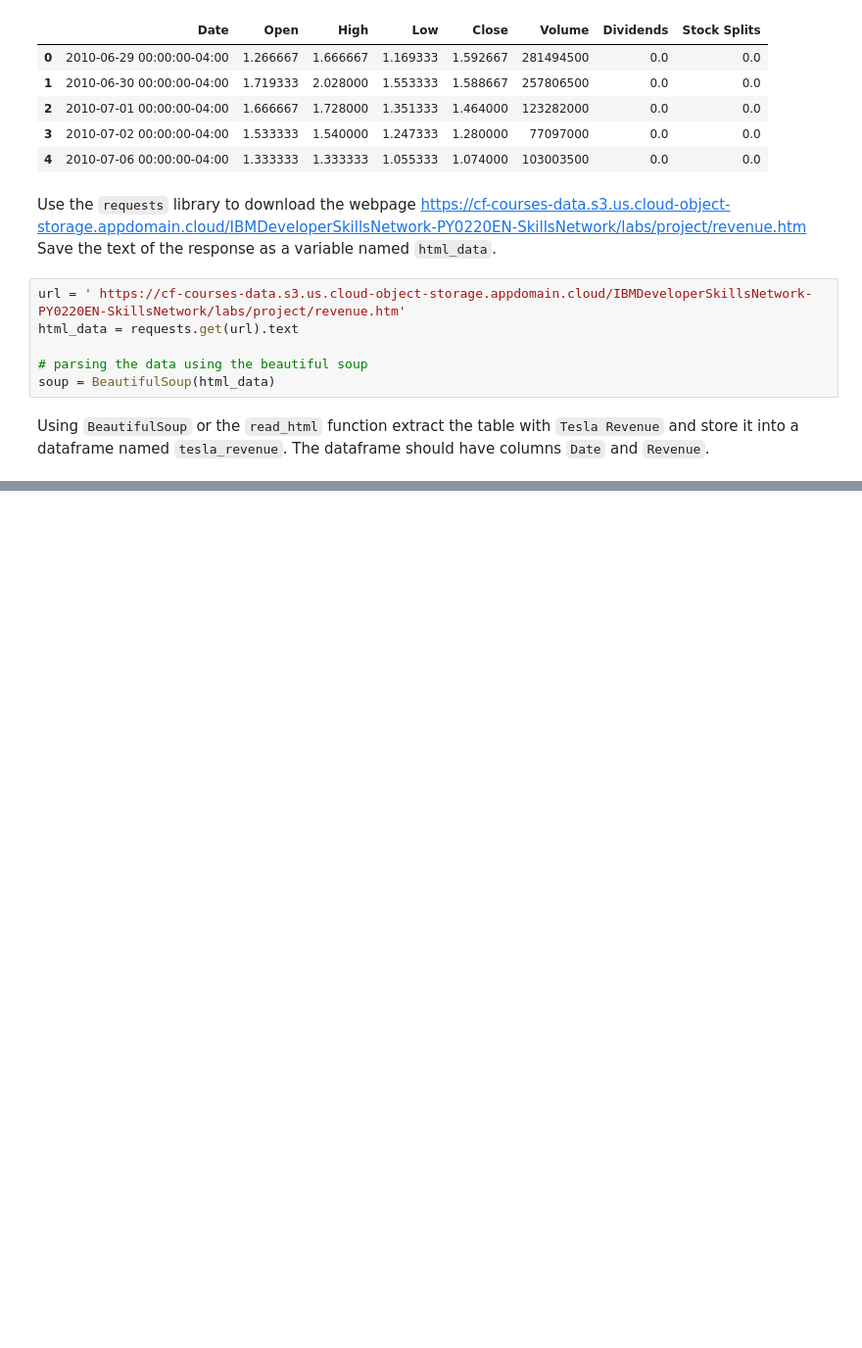
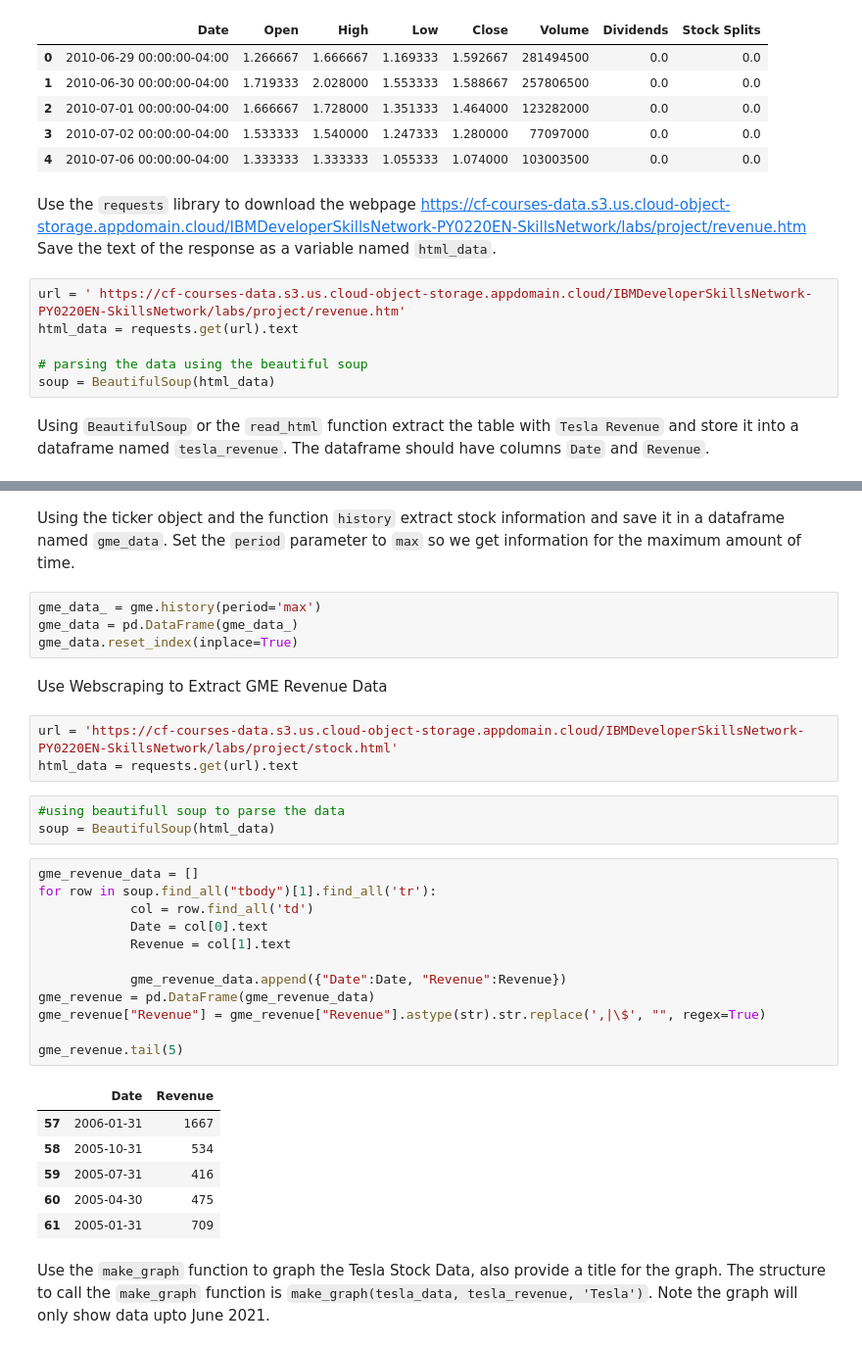
Before and after one commit to kenyyode/IBM-Course-Project, a Jupyter notebook: Python Project IBM.ipynb, the cells around one changed output, grey strips where cells are left out. Shown at 98% size. Cells and saved outputs as stored; diff of their text form; blank space fills up the shorter version.

```diff
--- a/Python Project IBM.ipynb
+++ b/Python Project IBM.ipynb
@@ -94,0 +110,35 @@ tesla_revenue.tail(5)
+# %% [markdown]
+Using the ticker object and the function `history` extract stock information and save it in a dataframe named `gme_data`. Set the `period` parameter to `max` so we get information for the maximum amount of time.
+# %%
+gme_data_ = gme.history(period='max')
+gme_data = pd.DataFrame(gme_data_)
+gme_data.reset_index(inplace=True)
+# %% [markdown]
+Use Webscraping to Extract GME Revenue Data
+# %%
+url = 'https://cf-courses-data.s3.us.cloud-object-storage.appdomain.cloud/IBMDeveloperSkillsNetwork-PY0220EN-SkillsNetwork/labs/project/stock.html'
+html_data = requests.get(url).text
+# %%
+#using beautifull soup to parse the data
+soup = BeautifulSoup(html_data)
+# %%
+gme_revenue_data = []
+for row in soup.find_all("tbody")[1].find_all('tr'):
+            col = row.find_all('td')
+            Date = col[0].text
+            Revenue = col[1].text
+
+            gme_revenue_data.append({"Date":Date, "Revenue":Revenue})
+gme_revenue = pd.DataFrame(gme_revenue_data)
+gme_revenue["Revenue"] = gme_revenue["Revenue"].astype(str).str.replace(',|\$', "", regex=True)
+
+gme_revenue.tail(5)
+# %% [output]
+|  | Date | Revenue |
+| 57 | 2006-01-31 | 1667 |
+| 58 | 2005-10-31 | 534 |
+| 59 | 2005-07-31 | 416 |
+| 60 | 2005-04-30 | 475 |
+| 61 | 2005-01-31 | 709 |
+# %% [markdown]
+Use the `make_graph` function to graph the Tesla Stock Data, also provide a title for the graph. The structure to call the `make_graph` function is `make_graph(tesla_data, tesla_revenue, 'Tesla')`. Note the graph will only show data upto June 2021.
```
Also changed, not shown: parts of 10 cells of this notebook, 1 other file.
